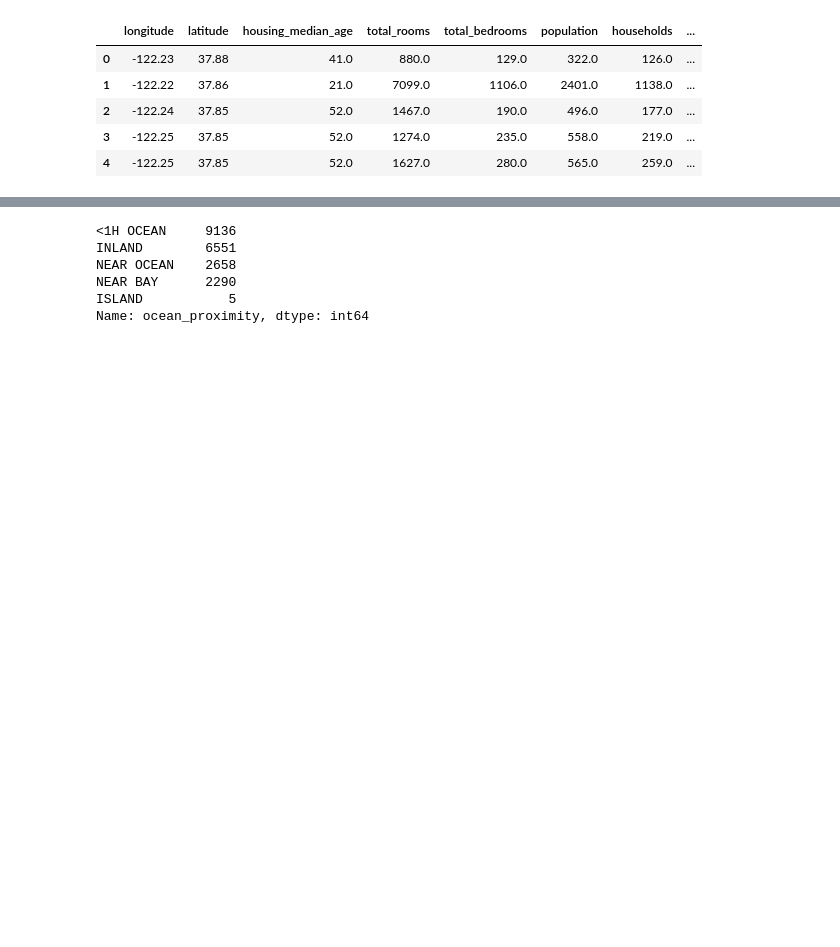
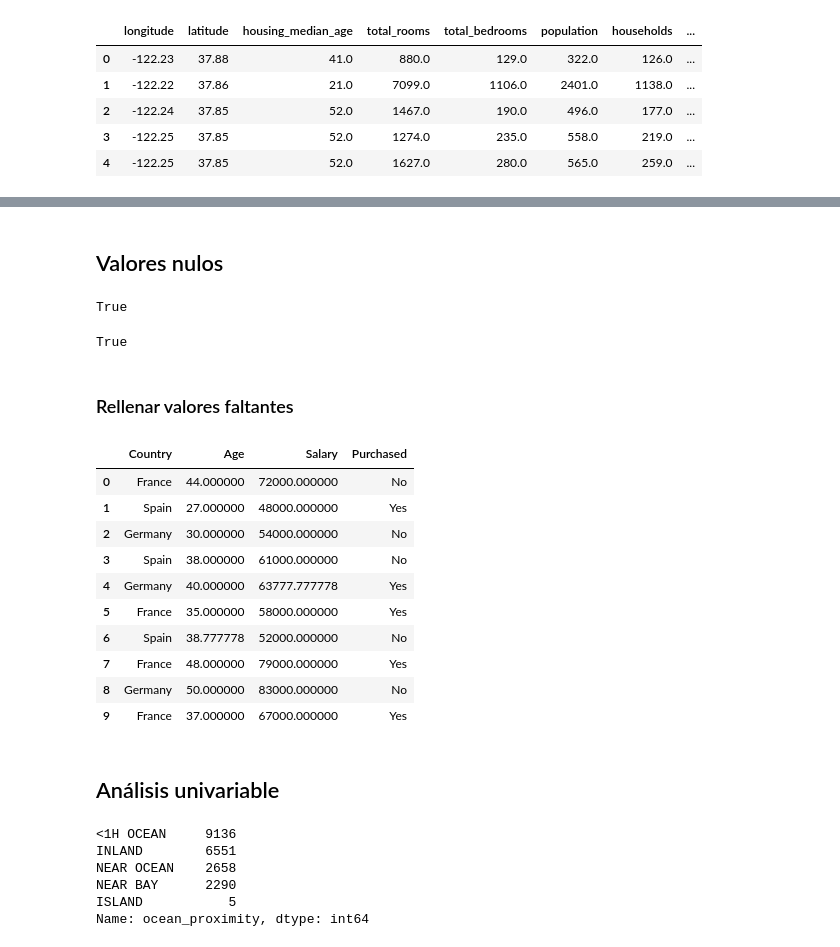
Before and after one commit to JmaldonadoRdV/Apuntes, a Jupyter notebook: AnalisisExploratorio/Preprocesado.ipynb, the cells around one changed output, grey strips where cells are left out. Cells and saved outputs as stored; diff of their text form; code cells hidden in the pictures; blank space fills up the shorter version.

```diff
--- a/AnalisisExploratorio/Preprocesado.ipynb
+++ b/AnalisisExploratorio/Preprocesado.ipynb
@@ -27,0 +33,2 @@ import numpy as np
+# %%
+purchase_df = pd.read_csv('../datos/Purchase.csv')
@@ -60,3 +102,39 @@ memory usage: 1.6+ MB
+# %% [markdown]
+## Valores nulos
+# %%
+housing_df.isnull().values.any()
+# %% [output]
+True
+# %%
+purchase_df.isnull().values.any()
+# %% [output]
+True
+# %% [markdown]
+### Rellenar valores faltantes
+# %%
+purchase_df['Salary'].fillna((purchase_df['Salary'].mean()), inplace=True)
+purchase_df['Age'].fillna((purchase_df['Age'].mean()), inplace=True)
+purchase_df
+
+# # Taking care of missing data
+# from sklearn.impute import SimpleImputer
+# imputer = SimpleImputer(missing_values = np.nan, strategy = 'mean')
+# imputer = imputer.fit(X[:, 1:3])
+# X[:, 1:3] = imputer.transform(X[:, 1:3])
+# %% [output]
+|  | Country | Age | Salary | Purchased |
+| 0 | France | 44.000000 | 72000.000000 | No |
+| 1 | Spain | 27.000000 | 48000.000000 | Yes |
+| 2 | Germany | 30.000000 | 54000.000000 | No |
+| 3 | Spain | 38.000000 | 61000.000000 | No |
+| 4 | Germany | 40.000000 | 63777.777778 | Yes |
+| 5 | France | 35.000000 | 58000.000000 | Yes |
+| 6 | Spain | 38.777778 | 52000.000000 | No |
+| 7 | France | 48.000000 | 79000.000000 | Yes |
+| 8 | Germany | 50.000000 | 83000.000000 | No |
+| 9 | France | 37.000000 | 67000.000000 | Yes |
+# %% [markdown]
+## Análisis univariable
 # %%
 #Analizar los valores de las columnas
 housing_df["ocean_proximity"].value_counts()
```
Also changed, not shown: parts of 18 cells of this notebook.
